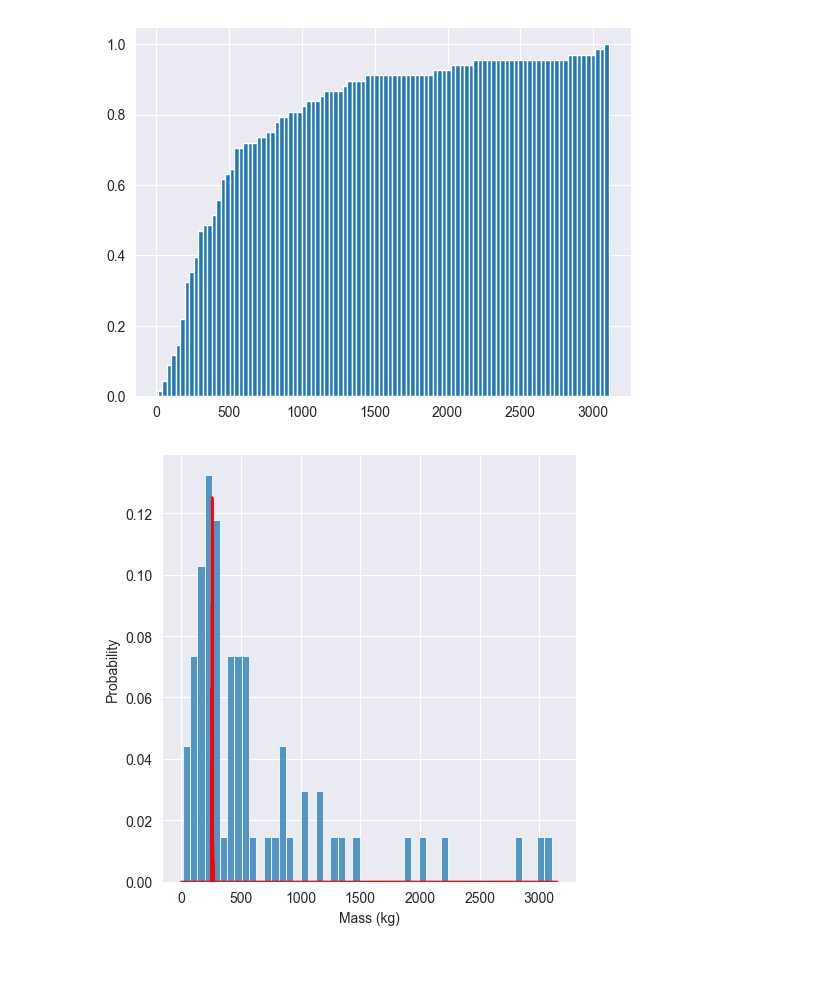
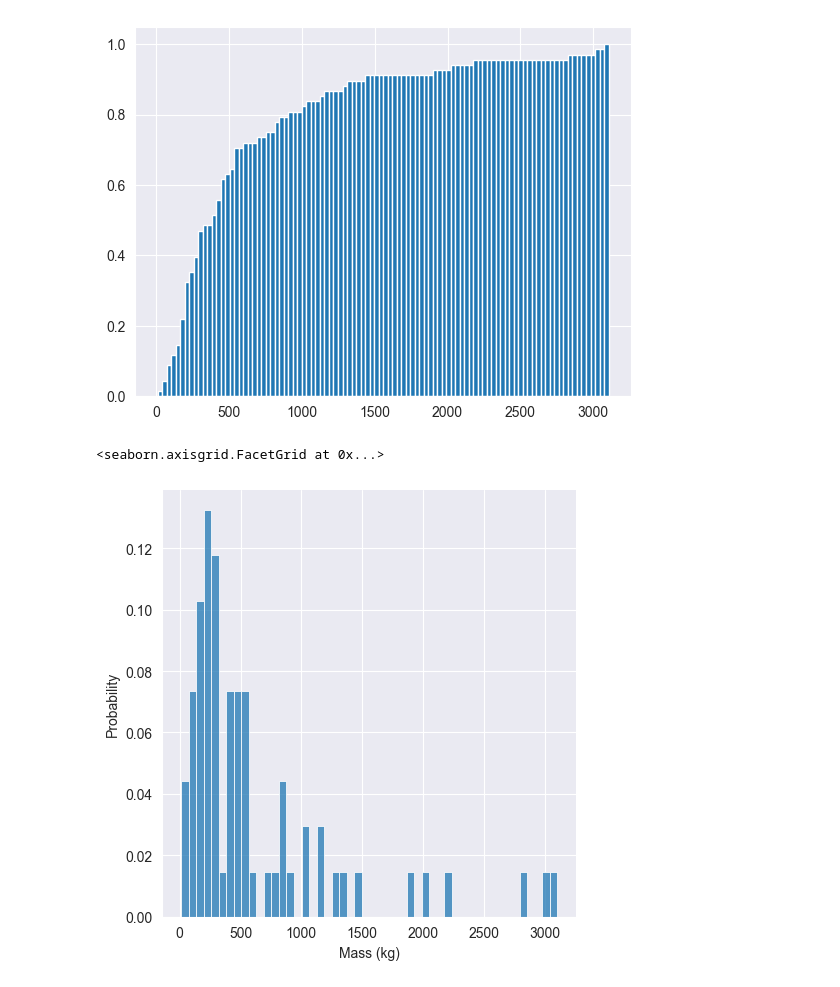
Before and after one commit to lhenchoz/cwm1, a Jupyter notebook: net_incident_calc.ipynb, the cells around one changed output. Cells and saved outputs as stored; diff of their text form; code cells hidden in the pictures.

```diff
--- a/net_incident_calc.ipynb
+++ b/net_incident_calc.ipynb
@@ -3,6 +3,7 @@ import matplotlib.pyplot as plt
 #Dataset is imported and passed to df dataframe
 import pandas as pd
 import seaborn as sns
+from datetime import datetime
 
 def open_csv_to_df(directory):
     df = pd.read_csv(directory)
@@ -10,10 +11,25 @@ def open_csv_to_df(directory):
     df.columns = ["Date", "Time", "Mass (kg)", "Velocity (m/s)"]
     #df_energy = pd.DataFrame()
     df.insert(4, "Energy", "")
+    df.insert(5, "Date+Time", "")
+    df.insert(6, "delta_time", "")
     for i in range(len(df)):
         df.iloc[i,4] = 0.5 * float(df.iloc[i,2]) * float(df.iloc[i,3]) ** 2 / 1000 #calculation of Energy
     df = df.sort_values(['Date', 'Time']).reset_index(drop=True)
     df = df.dropna()
+
+    for i in range(len(df)):
+        date_raw = df.iloc[i,:].Date +" " +df.iloc[i,:].Time
+        date1 = datetime.strptime(date_raw, '%Y-%m-%d %H:%M')
+        df.iloc[i,5] = date1
+
+    for i in range(len(df)-1):
+        date1 = df.iloc[i,5]
+        date2 = df.iloc[i+1,5]
+        delta_time = date2 - date1
+        delta_time = (delta_time.days*24) + (delta_time.seconds//3600)
+        df.iloc[i+1,6] = delta_time
+
     return df #this is the table with all stones combined
 # %%
 df1 = open_csv_to_df("C:/Users/logan/Desktop/FHNW/cwm1/out_1.csv")
@@ -251,13 +267,10 @@ plt.hist(temp,cumulative=True,density=True,bins=100)
 # %%
 import numpy as np
 from scipy.stats import poisson
 
 temp = df1.iloc[:,2]
 #temp = temp.sort_values()
 sns.displot(temp,bins=50, stat="probability", common_norm=True)
-x = np.arange(0, 3150, 0.1)
-y = poisson.pmf(x, mu=10, loc=250)
-plt.plot(x,y,color="red")
-plt.show()
 # %% [output]
+<seaborn.axisgrid.FacetGrid at 0x...>
-[figure, old version]
+[figure, new version]
```
Also changed, not shown: parts of 2 cells of this notebook.
